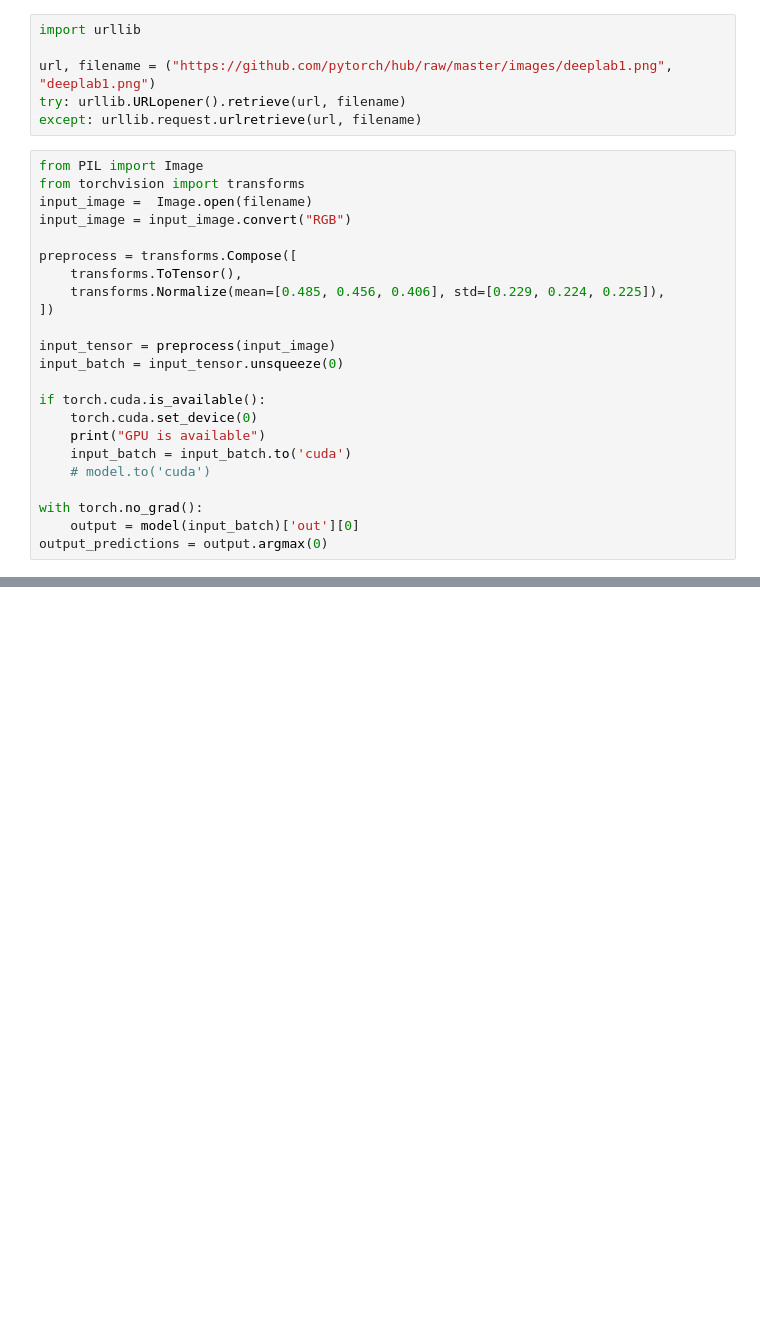
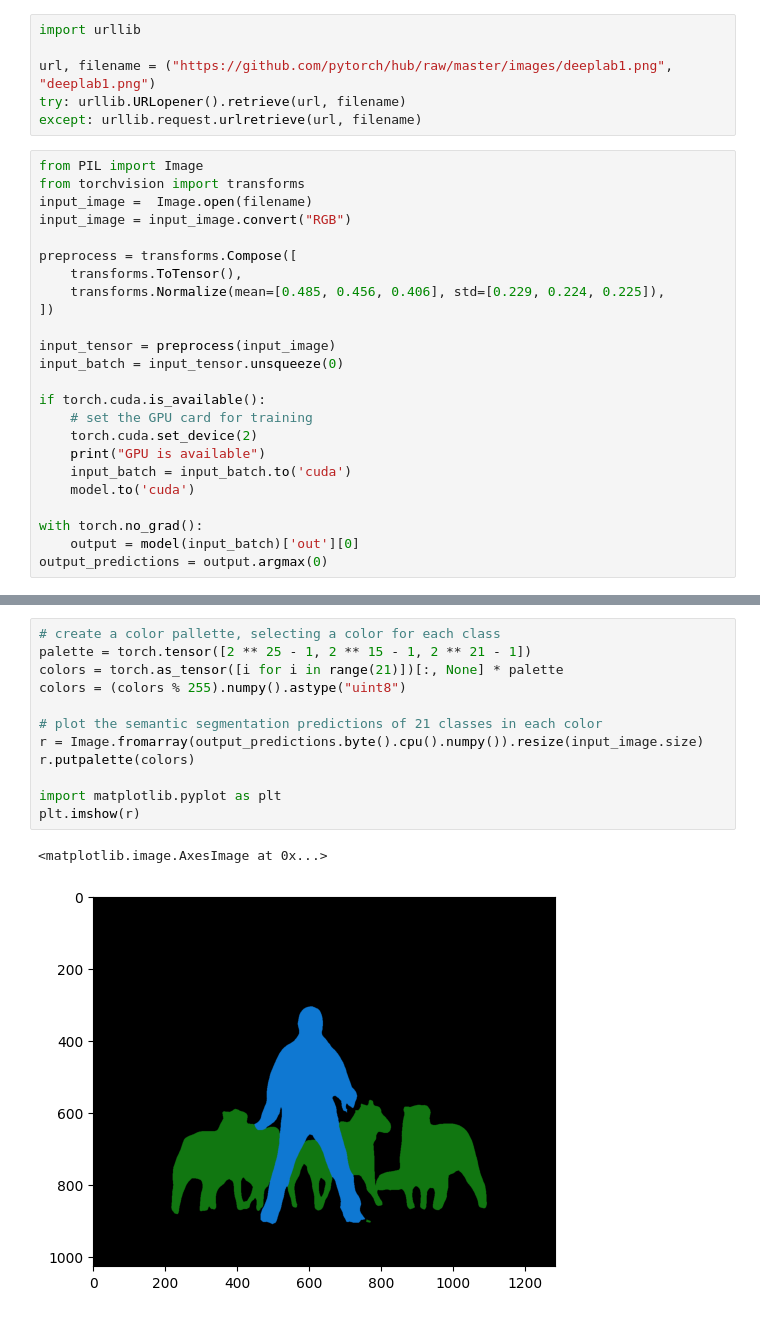
Before and after one commit to cpsl-research/radar-dev, a Jupyter notebook: Xiao/deeplabv3/0925_try.ipynb, the cells around one changed output, grey strips where cells are left out. Drawn from its saved outputs; the diff is of its cells as text; blank space fills up the shorter version.

```diff
--- a/Xiao/deeplabv3/0925_try.ipynb
+++ b/Xiao/deeplabv3/0925_try.ipynb
@@ -47,10 +47,11 @@ input_tensor = preprocess(input_image)
 input_batch = input_tensor.unsqueeze(0)
 
 if torch.cuda.is_available():
-    torch.cuda.set_device(0)
+    # set the GPU card for training
+    torch.cuda.set_device(2)
     print("GPU is available")
     input_batch = input_batch.to('cuda')
-    # model.to('cuda')
+    model.to('cuda')
 
 with torch.no_grad():
     output = model(input_batch)['out'][0]
@@ -62,0 +73,15 @@ For debugging consider passing CUDA_LAUNCH_BLOCKING=1.
+# %%
+# create a color pallette, selecting a color for each class
+palette = torch.tensor([2 ** 25 - 1, 2 ** 15 - 1, 2 ** 21 - 1])
+colors = torch.as_tensor([i for i in range(21)])[:, None] * palette
+colors = (colors % 255).numpy().astype("uint8")
+
+# plot the semantic segmentation predictions of 21 classes in each color
+r = Image.fromarray(output_predictions.byte().cpu().numpy()).resize(input_image.size)
+r.putpalette(colors)
+
+import matplotlib.pyplot as plt
+plt.imshow(r)
+# %% [output]
+<matplotlib.image.AxesImage at 0x...>
+[figure, added]
```
Also changed, not shown: parts of 2 cells of this notebook, 3 other files.
